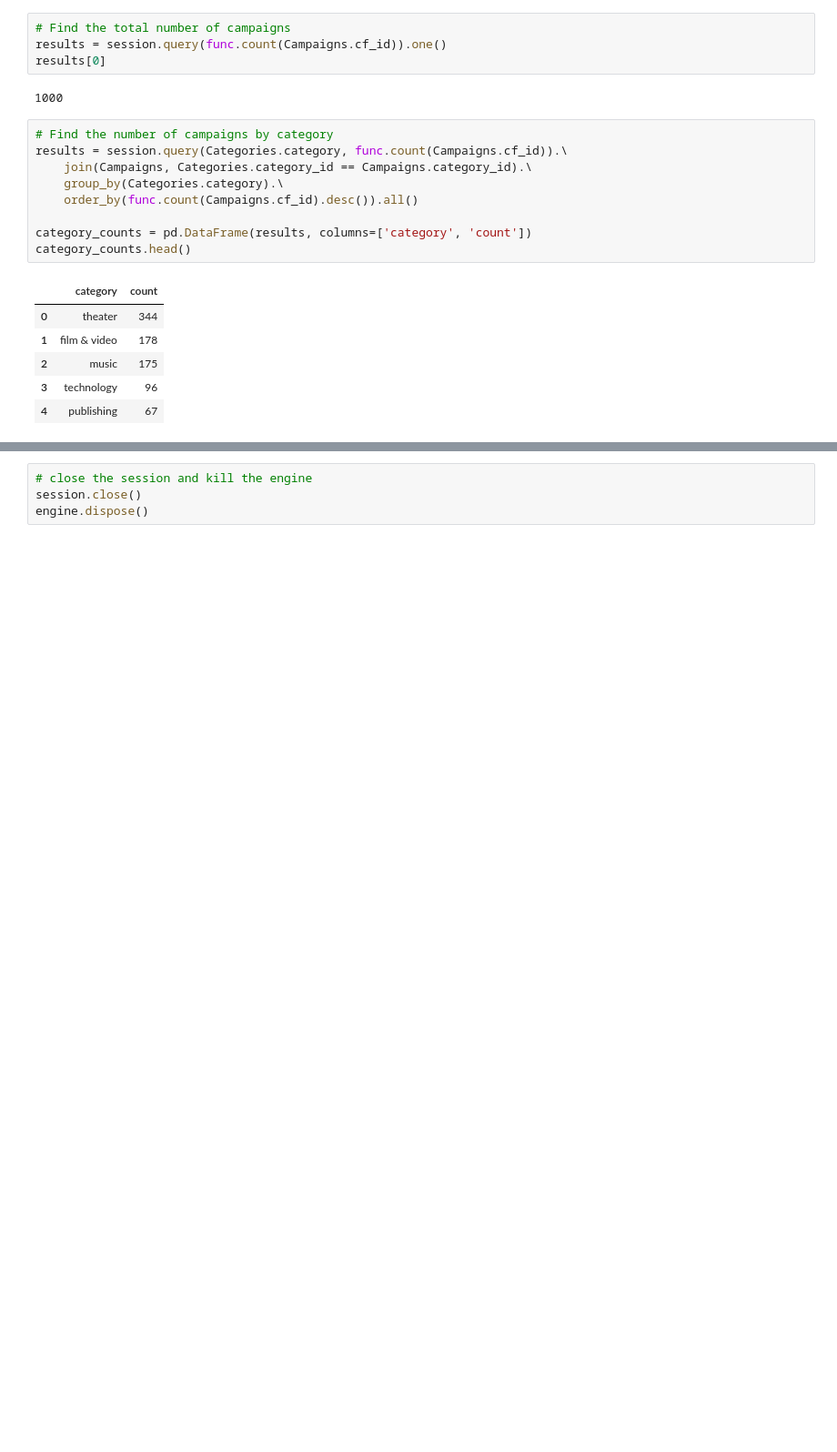
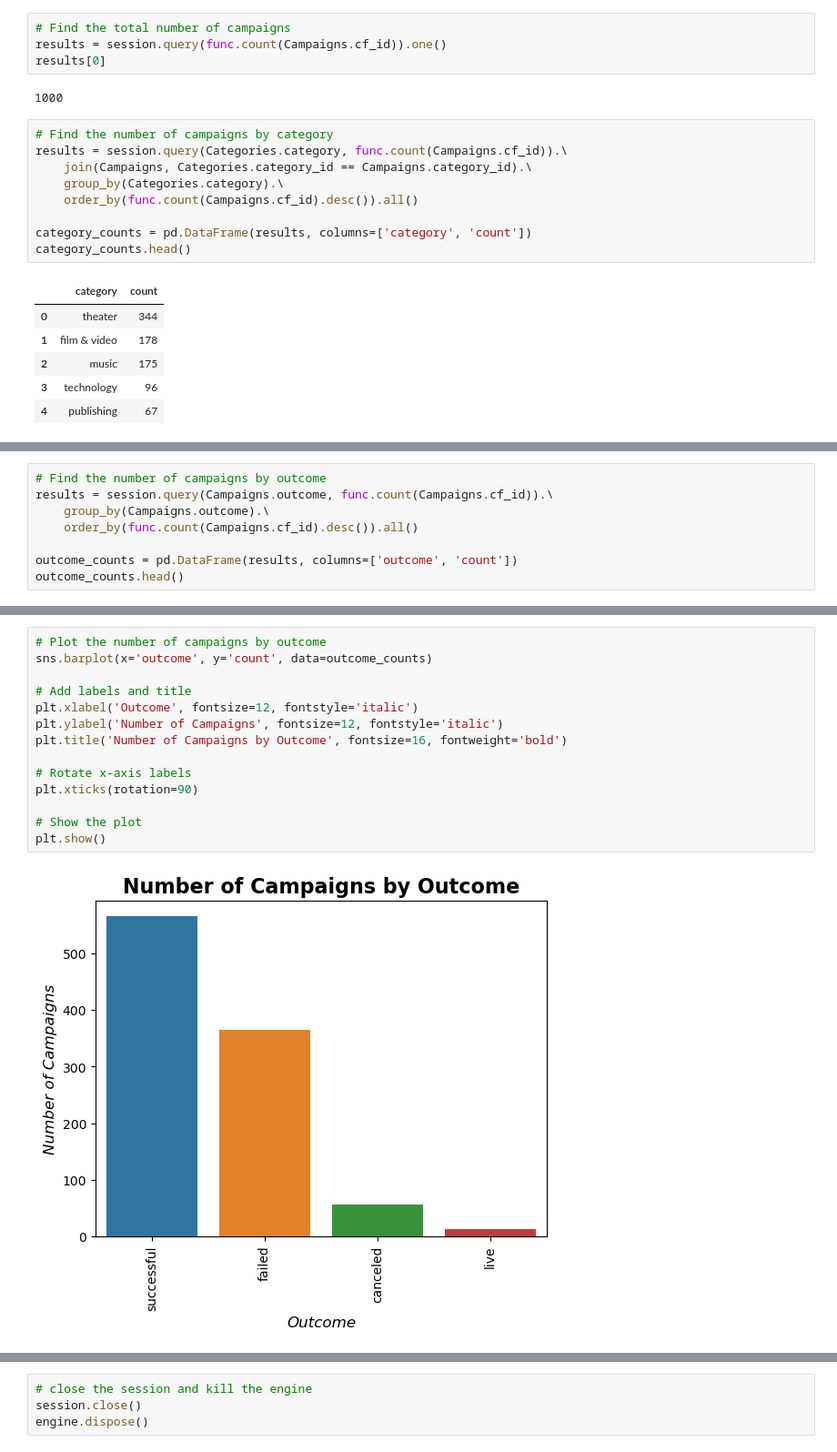
Before and after one commit to wrp94/project-2-group-20, a Jupyter notebook: query/queries.ipynb, the cells around one changed output, grey strips where cells are left out. Shown at 91% size. Drawn from its saved outputs; the diff is of its cells as text; blank space fills up the shorter version.

```diff
--- a/query/queries.ipynb
+++ b/query/queries.ipynb
@@ -112,0 +152,8 @@ plt.show()
+# %%
+# Find the number of campaigns by outcome
+results = session.query(Campaigns.outcome, func.count(Campaigns.cf_id)).\
+    group_by(Campaigns.outcome).\
+    order_by(func.count(Campaigns.cf_id).desc()).all()
+
+outcome_counts = pd.DataFrame(results, columns=['outcome', 'count'])
+outcome_counts.head()
@@ -112,0 +166,16 @@ plt.show()
+# %%
+# Plot the number of campaigns by outcome
+sns.barplot(x='outcome', y='count', data=outcome_counts)
+
+# Add labels and title
+plt.xlabel('Outcome', fontsize=12, fontstyle='italic')
+plt.ylabel('Number of Campaigns', fontsize=12, fontstyle='italic')
+plt.title('Number of Campaigns by Outcome', fontsize=16, fontweight='bold')
+
+# Rotate x-axis labels
+plt.xticks(rotation=90)
+
+# Show the plot
+plt.show()
+# %% [output]
+[figure, added]
```
Also changed, not shown: parts of 11 cells of this notebook, 2 other files.
